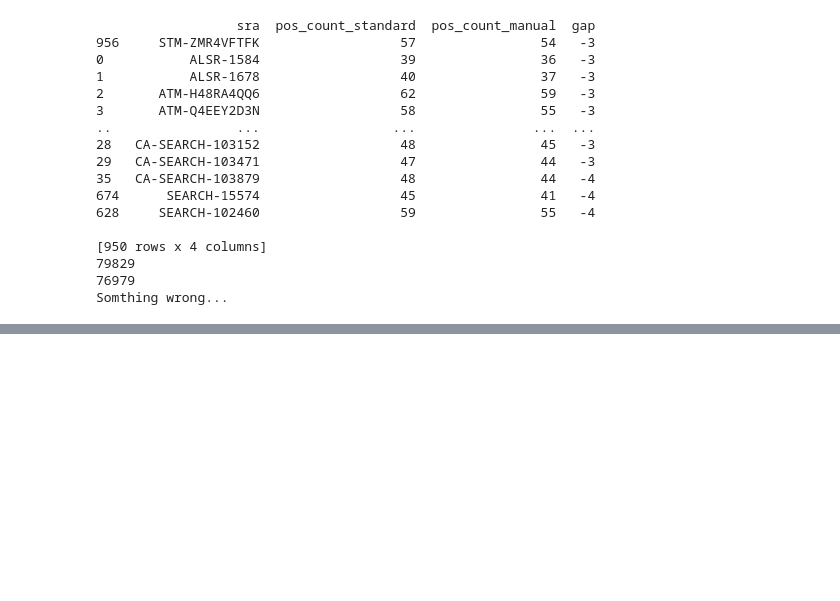
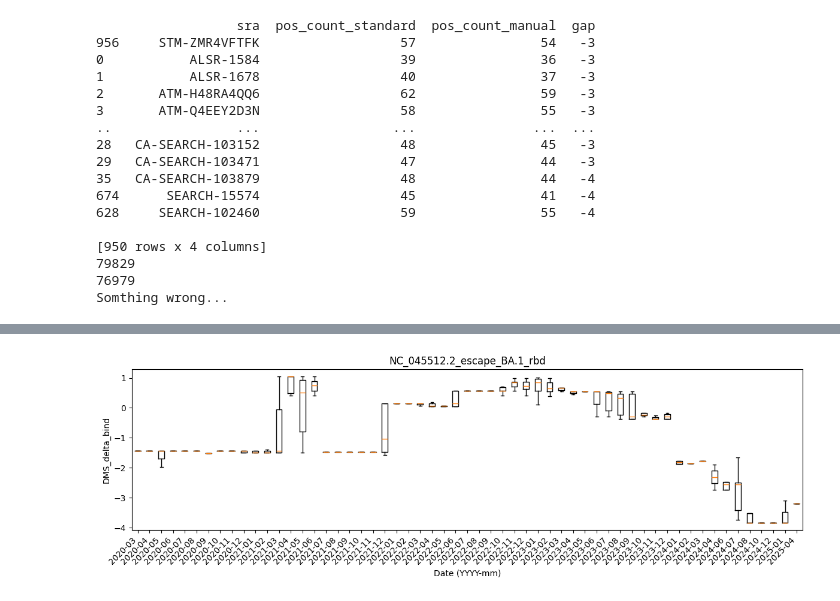
Before and after one commit to yutiachen5/bjorn_rep, a Jupyter notebook: helper_scripts/sanity_check_mut.ipynb, the cells around one changed output, grey strips where cells are left out. Cells and saved outputs as stored; diff of their text form; code cells hidden in the pictures; blank space fills up the shorter version.

```diff
--- a/helper_scripts/sanity_check_mut.ipynb
+++ b/helper_scripts/sanity_check_mut.ipynb
@@ -601,0 +652,26 @@ array([-1.8461537, -1.8461537, -1.8461537, -1.39481  , -1.0154915])
+# %%
+def dms_boxplot(
+    df,
+    region="NC_045512.2",
+    value="delta_expr",
+):
+    df_tmp = df[(df["region"] == region) & (df["name"] == value)].copy()
+    df_tmp["collection_date"] = pd.to_datetime(df_tmp["collection_start_date"]).dt.strftime("%Y-%m")
+
+    month_order = df_tmp.sort_values("collection_date")["collection_date"].unique()
+    data = [
+        df_tmp.loc[df_tmp["collection_date"] == m, "dms_score"]
+        .astype(float)
+        .values
+        for m in month_order
+    ]
+
+    fig, ax = plt.subplots(figsize=(12, 4))
+    ax.boxplot(data, labels=month_order, showfliers=False)
+
+    ax.set_xlabel("Date (YYYY-mm)")
+    ax.set_ylabel(f"DMS_{value}")
+    plt.title(f"{region}")
+    plt.xticks(rotation=45, ha="right")
+    plt.tight_layout()
+    plt.show()
@@ -602,7 +795,4 @@ array([-1.8461537, -1.8461537, -1.8461537, -1.39481  , -1.0154915])
 # %%
-# name: species_sera_escape - delta_bind, entry_in_293t_cells - delta_expr since i can't change the col names in the database
-dms = pd.read_csv('/home/yutianc/muninn_sc2/dms_time.csv')
-dms["collection_date"] = dms["collection_start_date"].apply(lambda x: x.strip()[:7])
-
-dms_bind = dms[dms["name"] == 'species_sera_escape']
-dms_expr = dms[dms["name"] == 'entry_in_293t_cells']
+dms_boxplot(dms, "NC_045512.2_escape_BA.1_rbd", "delta_bind")
+# %% [output]
+[figure, added]
```
Also changed, not shown: parts of 19 cells of this notebook, 22 other files.
